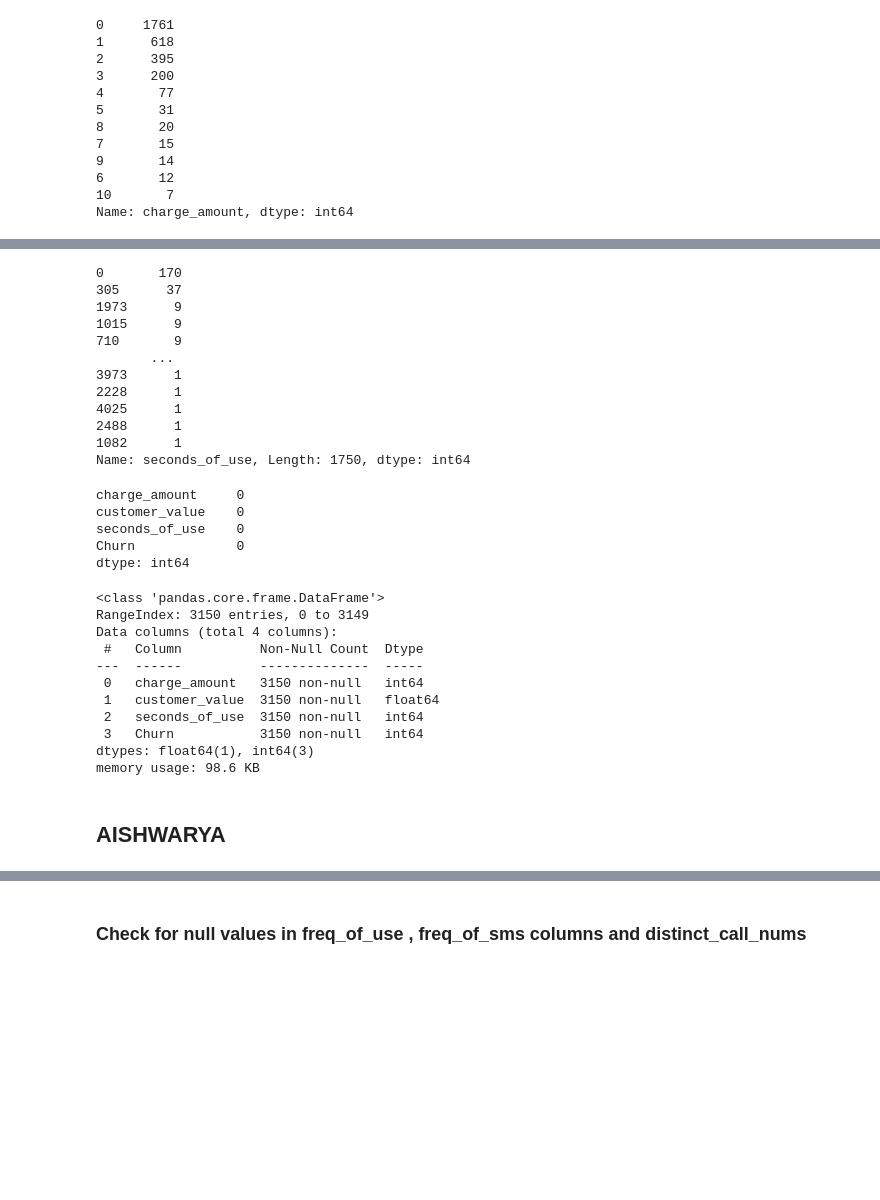
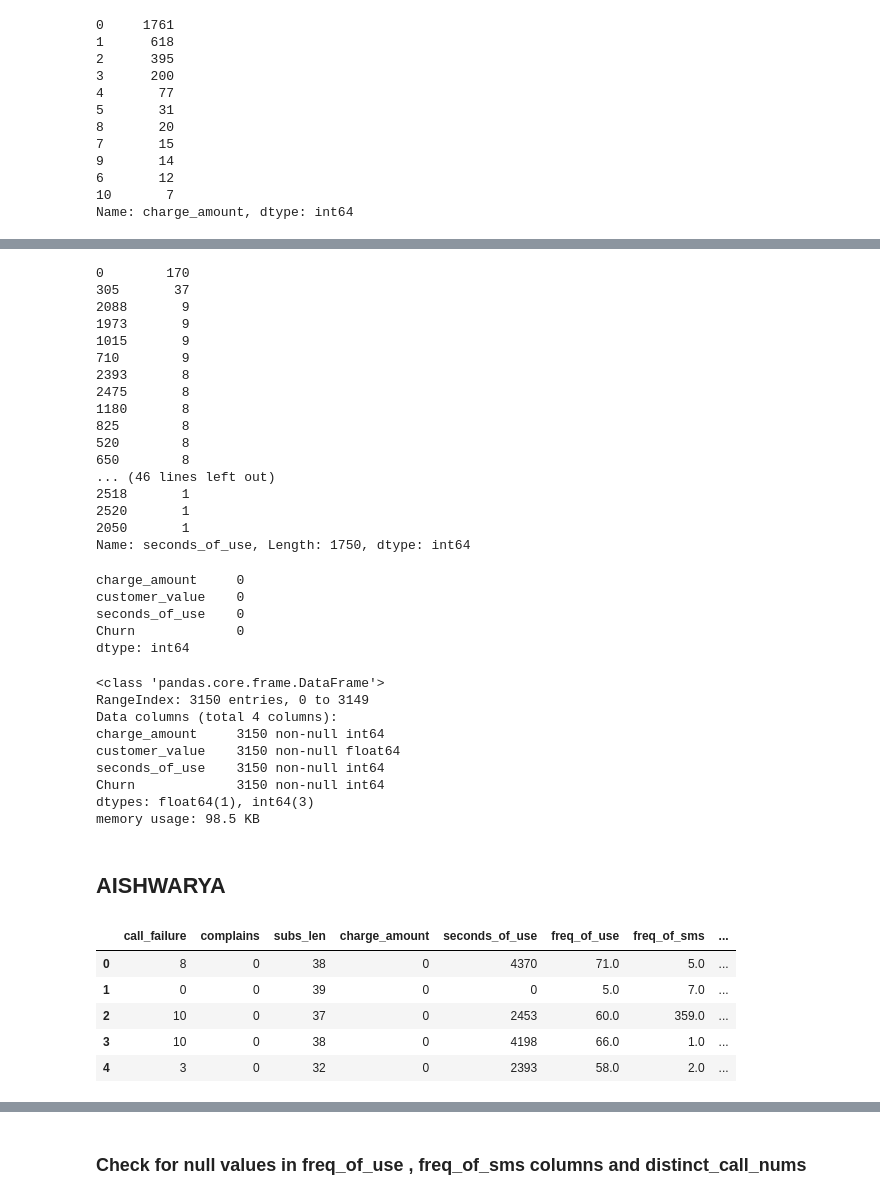
Before and after one commit to rohit-chandra/Customer_Churn_Analysis, a Jupyter notebook: code/CustomerChurnPrediction.ipynb, the cells around one changed output, grey strips where cells are left out. Saved outputs shown, nothing was run; the diff lists cells and outputs as text; code cells hidden in the pictures; blank space fills up the shorter version.

Commit message:
Merged cleaned columns to original dataframe and created a csv file of the final clean dataframe

```diff
--- a/code/CustomerChurnPrediction.ipynb
+++ b/code/CustomerChurnPrediction.ipynb
@@ -261,0 +267,3 @@ dtype: int64
+# %%
+churn_df = churn_df.drop(['call_failure', 'complains', 'subs_len'],axis = 1)
+churn_df = pd.concat([cols_3,churn_df],axis = 1)
@@ -419,17 +454,22 @@ col_4_5_12['seconds_of_use'] = col_4_5_12['seconds_of_use'].abs()
 
 col_4_5_12['seconds_of_use'].value_counts()
 # %% [output]
-0       170
-305      37
-1973      9
-1015      9
-710       9
-       ...
-3973      1
-2228      1
-4025      1
-2488      1
-1082      1
+0        170
+305       37
+2088       9
+1973       9
+1015       9
+710        9
+2393       8
+2475       8
+1180       8
+825        8
+520        8
+650        8
+... (46 lines left out)
+2518       1
+2520       1
+2050       1
 Name: seconds_of_use, Length: 1750, dtype: int64
 # %%
 # Count the total number fo null values
@@ -449,13 +489,28 @@ col_4_5_12.info()
 <class 'pandas.core.frame.DataFrame'>
 RangeIndex: 3150 entries, 0 to 3149
 Data columns (total 4 columns):
- #   Column          Non-Null Count  Dtype
----  ------          --------------  -----
- 0   charge_amount   3150 non-null   int64
- 1   customer_value  3150 non-null   float64
- 2   seconds_of_use  3150 non-null   int64
- 3   Churn           3150 non-null   int64
+charge_amount     3150 non-null int64
+customer_value    3150 non-null float64
+seconds_of_use    3150 non-null int64
+Churn             3150 non-null int64
 dtypes: float64(1), int64(3)
-memory usage: 98.6 KB
+memory usage: 98.5 KB
 # %% [markdown]
 ## AISHWARYA
+# %%
+col_4_5_12 = col_4_5_12.drop(['Churn'],axis = 1)
+churn_df = churn_df.drop(['charge_amount','seconds_of_use'],axis = 1)
+churn_df = churn_df.drop(['customer_value'],axis = 1)
+churn_df = pd.concat([col_4_5_12,churn_df],axis = 1)
+# %%
+churn_df = churn_df[['call_failure', 'complains', 'subs_len', 'charge_amount',
+       'seconds_of_use', 'freq_of_use', 'freq_of_sms', 'distinct_call_nums',
+       'tariff_plan', 'status', 'age', 'customer_value', 'FN', 'FP', 'Churn']]
+churn_df.head()
+# %% [output]
+|  | call_failure | complains | subs_len | charge_amount | seconds_of_use | freq_of_use | freq_of_sms | ... |
+| 0 | 8 | 0 | 38 | 0 | 4370 | 71.0 | 5.0 | ... |
+| 1 | 0 | 0 | 39 | 0 | 0 | 5.0 | 7.0 | ... |
+| 2 | 10 | 0 | 37 | 0 | 2453 | 60.0 | 359.0 | ... |
+| 3 | 10 | 0 | 38 | 0 | 4198 | 66.0 | 1.0 | ... |
+| 4 | 3 | 0 | 32 | 0 | 2393 | 58.0 | 2.0 | ... |
```
Also changed, not shown: parts of 23 cells of this notebook, 2 other files.
